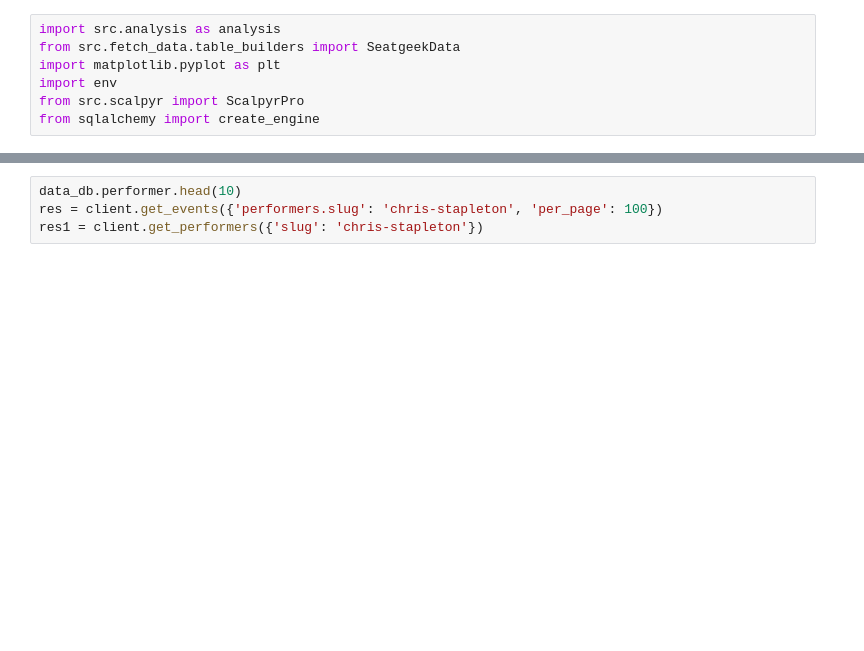
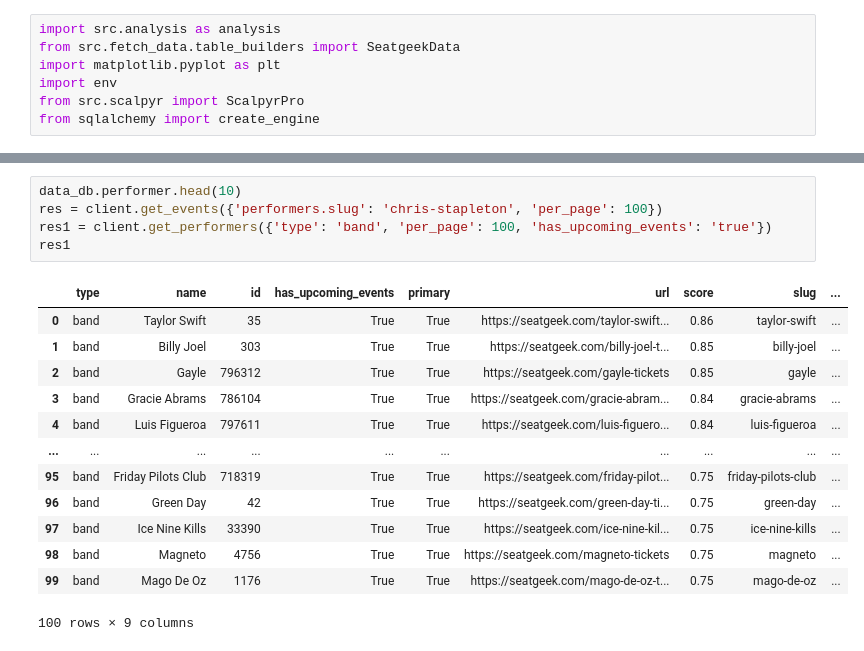
Before and after one commit to bjahnke/sg-event-stats-updater, a Jupyter notebook: src/fetch_data/notebook.ipynb, the cells around one changed output, grey strips where cells are left out. Cells and saved outputs as stored; diff of their text form; blank space fills up the shorter version.

```diff
--- a/src/fetch_data/notebook.ipynb
+++ b/src/fetch_data/notebook.ipynb
@@ -18,7 +18,22 @@ building seatgeek data 2023-06-14 21:15:51.531455
 # %%
 data_db.performer.head(10)
 res = client.get_events({'performers.slug': 'chris-stapleton', 'per_page': 100})
-res1 = client.get_performers({'slug': 'chris-stapleton'})
+res1 = client.get_performers({'type': 'band', 'per_page': 100, 'has_upcoming_events': 'true'})
+res1
+# %% [output]
+|  | type | name | id | has_upcoming_events | primary | url | score | slug | ... |
+| 0 | band | Taylor Swift | 35 | True | True | https://seatgeek.com/taylor-swift... | 0.86 | taylor-swift | ... |
+| 1 | band | Billy Joel | 303 | True | True | https://seatgeek.com/billy-joel-t... | 0.85 | billy-joel | ... |
+| 2 | band | Gayle | 796312 | True | True | https://seatgeek.com/gayle-tickets | 0.85 | gayle | ... |
+| 3 | band | Gracie Abrams | 786104 | True | True | https://seatgeek.com/gracie-abram... | 0.84 | gracie-abrams | ... |
+| 4 | band | Luis Figueroa | 797611 | True | True | https://seatgeek.com/luis-figuero... | 0.84 | luis-figueroa | ... |
+| ... | ... | ... | ... | ... | ... | ... | ... | ... | ... |
+| 95 | band | Friday Pilots Club | 718319 | True | True | https://seatgeek.com/friday-pilot... | 0.75 | friday-pilots-club | ... |
+| 96 | band | Green Day | 42 | True | True | https://seatgeek.com/green-day-ti... | 0.75 | green-day | ... |
+| 97 | band | Ice Nine Kills | 33390 | True | True | https://seatgeek.com/ice-nine-kil... | 0.75 | ice-nine-kills | ... |
+| 98 | band | Magneto | 4756 | True | True | https://seatgeek.com/magneto-tickets | 0.75 | magneto | ... |
+| 99 | band | Mago De Oz | 1176 | True | True | https://seatgeek.com/mago-de-oz-t... | 0.75 | mago-de-oz | ... |
+100 rows × 9 columns
 # %%
 from src.fetch_data import SlugReq
 
```
Also changed, not shown: parts of 5 cells of this notebook.
